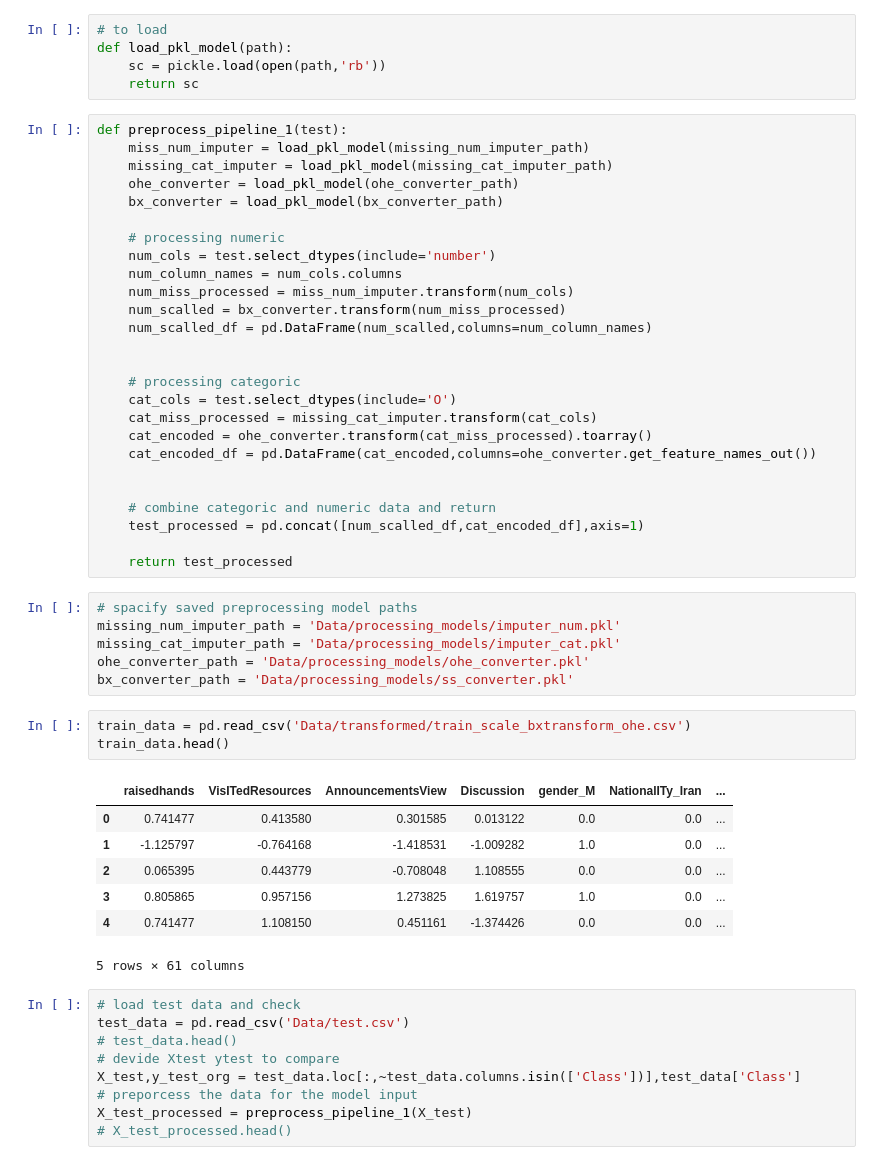
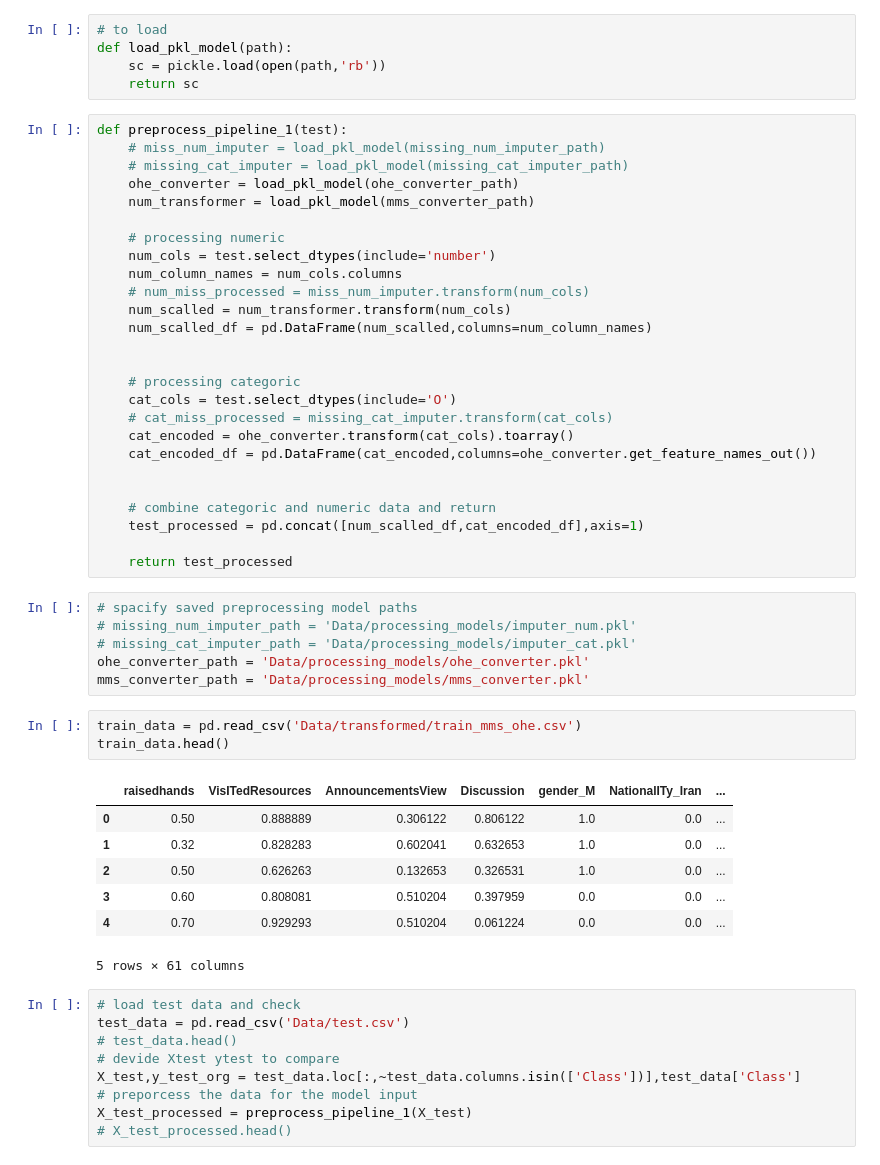
Before and after one commit to himanshudce/ML, a Jupyter notebook: clf_models.ipynb, the cells around one changed output. Drawn from its saved outputs; the diff is of its cells as text.

```diff
--- a/clf_models.ipynb
+++ b/clf_models.ipynb
@@ -37,23 +37,23 @@ def load_pkl_model(path):
     return sc
 # %%
 def preprocess_pipeline_1(test):
-    miss_num_imputer = load_pkl_model(missing_num_imputer_path)
-    missing_cat_imputer = load_pkl_model(missing_cat_imputer_path)
+    # miss_num_imputer = load_pkl_model(missing_num_imputer_path)
+    # missing_cat_imputer = load_pkl_model(missing_cat_imputer_path)
     ohe_converter = load_pkl_model(ohe_converter_path)
-    bx_converter = load_pkl_model(bx_converter_path)
+    num_transformer = load_pkl_model(mms_converter_path)
 
     # processing numeric
     num_cols = test.select_dtypes(include='number')
     num_column_names = num_cols.columns
-    num_miss_processed = miss_num_imputer.transform(num_cols)
-    num_scalled = bx_converter.transform(num_miss_processed)
+    # num_miss_processed = miss_num_imputer.transform(num_cols)
+    num_scalled = num_transformer.transform(num_cols)
     num_scalled_df = pd.DataFrame(num_scalled,columns=num_column_names)
 
 
     # processing categoric
     cat_cols = test.select_dtypes(include='O')
-    cat_miss_processed = missing_cat_imputer.transform(cat_cols)
-    cat_encoded = ohe_converter.transform(cat_miss_processed).toarray()
+    # cat_miss_processed = missing_cat_imputer.transform(cat_cols)
+    cat_encoded = ohe_converter.transform(cat_cols).toarray()
     cat_encoded_df = pd.DataFrame(cat_encoded,columns=ohe_converter.get_feature_names_out())
 
 
@@ -63,20 +63,20 @@ def preprocess_pipeline_1(test):
     return test_processed
 # %%
 # spacify saved preprocessing model paths
-missing_num_imputer_path = 'Data/processing_models/imputer_num.pkl'
-missing_cat_imputer_path = 'Data/processing_models/imputer_cat.pkl'
+# missing_num_imputer_path = 'Data/processing_models/imputer_num.pkl'
+# missing_cat_imputer_path = 'Data/processing_models/imputer_cat.pkl'
 ohe_converter_path = 'Data/processing_models/ohe_converter.pkl'
-bx_converter_path = 'Data/processing_models/ss_converter.pkl'
+mms_converter_path = 'Data/processing_models/mms_converter.pkl'
 # %%
-train_data = pd.read_csv('Data/transformed/train_scale_bxtransform_ohe.csv')
+train_data = pd.read_csv('Data/transformed/train_mms_ohe.csv')
 train_data.head()
 # %% [output]
 |  | raisedhands | VisITedResources | AnnouncementsView | Discussion | gender_M | NationalITy_Iran | ... |
-| 0 | 0.741477 | 0.413580 | 0.301585 | 0.013122 | 0.0 | 0.0 | ... |
-| 1 | -1.125797 | -0.764168 | -1.418531 | -1.009282 | 1.0 | 0.0 | ... |
-| 2 | 0.065395 | 0.443779 | -0.708048 | 1.108555 | 0.0 | 0.0 | ... |
-| 3 | 0.805865 | 0.957156 | 1.273825 | 1.619757 | 1.0 | 0.0 | ... |
-| 4 | 0.741477 | 1.108150 | 0.451161 | -1.374426 | 0.0 | 0.0 | ... |
+| 0 | 0.50 | 0.888889 | 0.306122 | 0.806122 | 1.0 | 0.0 | ... |
+| 1 | 0.32 | 0.828283 | 0.602041 | 0.632653 | 1.0 | 0.0 | ... |
+| 2 | 0.50 | 0.626263 | 0.132653 | 0.326531 | 1.0 | 0.0 | ... |
+| 3 | 0.60 | 0.808081 | 0.510204 | 0.397959 | 0.0 | 0.0 | ... |
+| 4 | 0.70 | 0.929293 | 0.510204 | 0.061224 | 0.0 | 0.0 | ... |
 5 rows × 61 columns
 # %%
 # load test data and check
```
Also changed, not shown: parts of 6 cells of this notebook.
